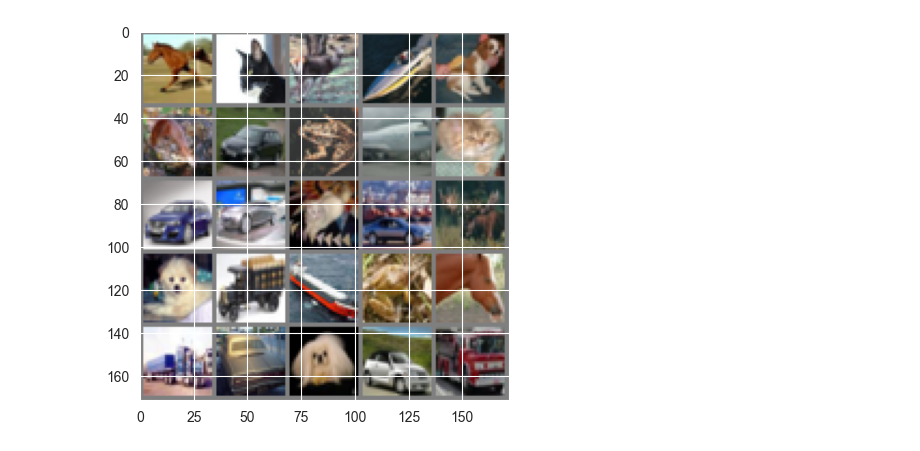
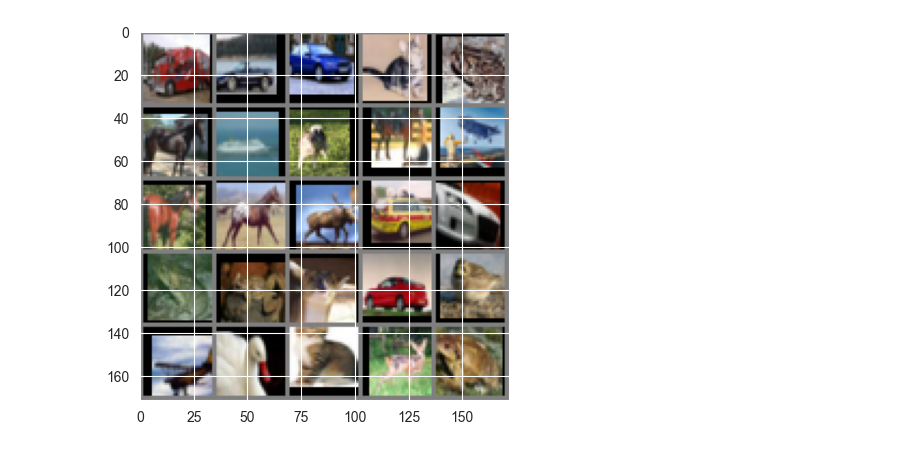
Before and after one commit to AndrewVynnytskyi/mnist, a Jupyter notebook: CIFAR10_a.ipynb, the cells around one changed output. Saved outputs shown, nothing was run; the diff lists cells and outputs as text; code cells hidden in the pictures.

```diff
--- a/CIFAR10_a.ipynb
+++ b/CIFAR10_a.ipynb
@@ -12,9 +12,11 @@ devise = torch.device('cuda' if torch.cuda.is_available() else 'cpu')
 # %%
 num_epochs = 10
 learning_rate = 0.001
-batches = 32
+batches = 64
 # %%
 transform = transforms.Compose([transforms.ToTensor(),
+                                transforms.RandomHorizontalFlip(),
+                                transforms.RandomCrop(32, padding=4),
                                 transforms.Normalize((0.5,0.5,0.5), (0.5, 0.5, 0.5))])
 
 train_dataset = torchvision.datasets.CIFAR10(root='./cifar10',
@@ -29,27 +31,28 @@ test_dataset = torchvision.datasets.CIFAR10(root='/cifar10',
 # %%
 train_loader = torch.utils.data.DataLoader(dataset=train_dataset,
                                            batch_size=batches,
+                                           num_workers=4,
                                            shuffle=True)
 
 test_loader = torch.utils.data.DataLoader(test_dataset,
                                           batch_size=batches,
                                           shuffle=False)
 
 
 classes = ('plane', 'car', 'bird', 'cat', 'deer', 'dog', 'frog', 'horse', 'ship', 'truck')
 
 def showimg(imgs):
     imgs = imgs / 2 + 0.5
     npimgs = imgs.numpy()
     plt.imshow(np.transpose(npimgs, (1, 2, 0)))
     plt.show()
 
 dataiter = iter(train_loader)
 images, labels = next(dataiter)
 img_grid = torchvision.utils.make_grid(images[0:25], nrow=5)
 showimg(img_grid)
 # %% [output]
-[figure, old version]
+[figure, new version]
 # %%
 class ConvNet(nn.Module):
     def __init__(self):
```
Also changed, not shown: parts of 3 cells of this notebook, 2 other files.
